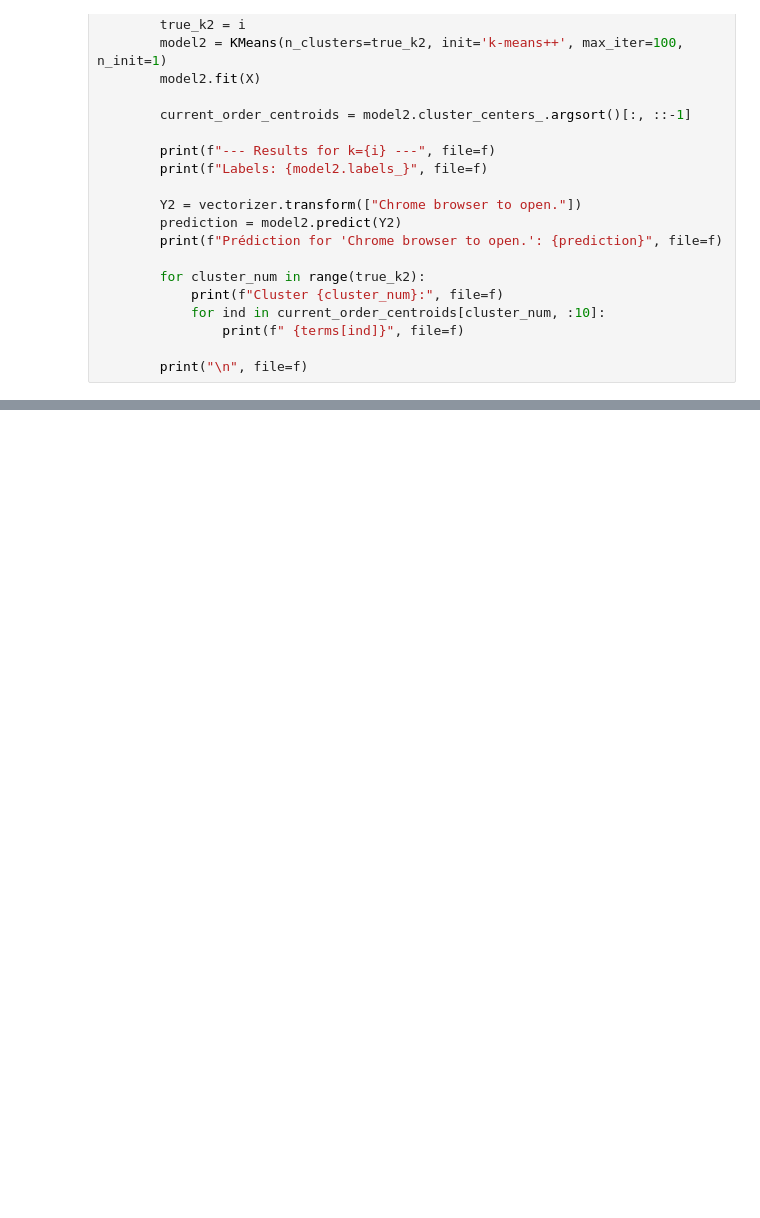
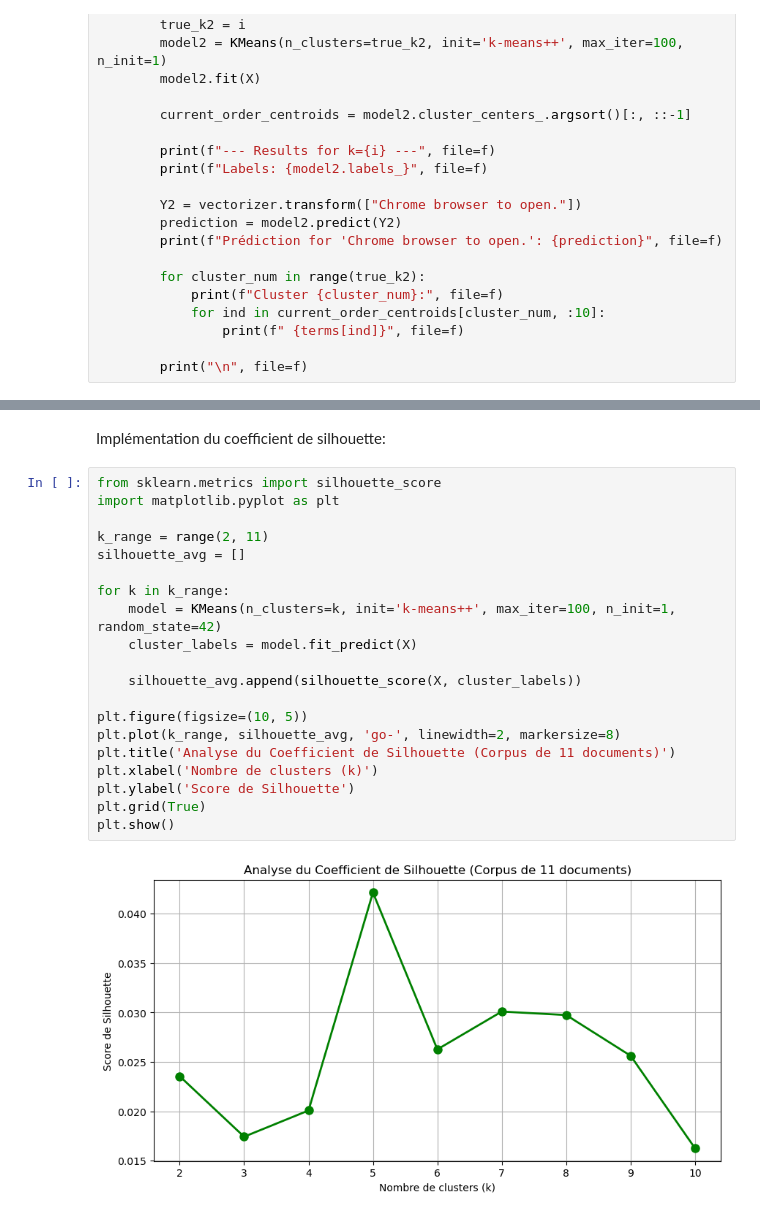
Before and after one commit to mal0101/Text-Mining, a Jupyter notebook: Lab4/main.ipynb, the cells around one changed output, grey strips where cells are left out. Saved outputs shown, nothing was run; the diff lists cells and outputs as text; blank space fills up the shorter version.

```diff
--- a/Lab4/main.ipynb
+++ b/Lab4/main.ipynb
@@ -184,0 +216,24 @@ with open("output.txt", "w", encoding="utf-8") as f:
+# %% [markdown]
+Implémentation du coefficient de silhouette:
+# %%
+from sklearn.metrics import silhouette_score
+import matplotlib.pyplot as plt
+
+k_range = range(2, 11)
+silhouette_avg = []
+
+for k in k_range:
+    model = KMeans(n_clusters=k, init='k-means++', max_iter=100, n_init=1, random_state=42)
+    cluster_labels = model.fit_predict(X)
+
+    silhouette_avg.append(silhouette_score(X, cluster_labels))
+
+plt.figure(figsize=(10, 5))
+plt.plot(k_range, silhouette_avg, 'go-', linewidth=2, markersize=8)
+plt.title('Analyse du Coefficient de Silhouette (Corpus de 11 documents)')
+plt.xlabel('Nombre de clusters (k)')
+plt.ylabel('Score de Silhouette')
+plt.grid(True)
+plt.show()
+# %% [output]
+[figure, added]
```
Also changed, not shown: parts of 14 cells of this notebook, 1 other file.
